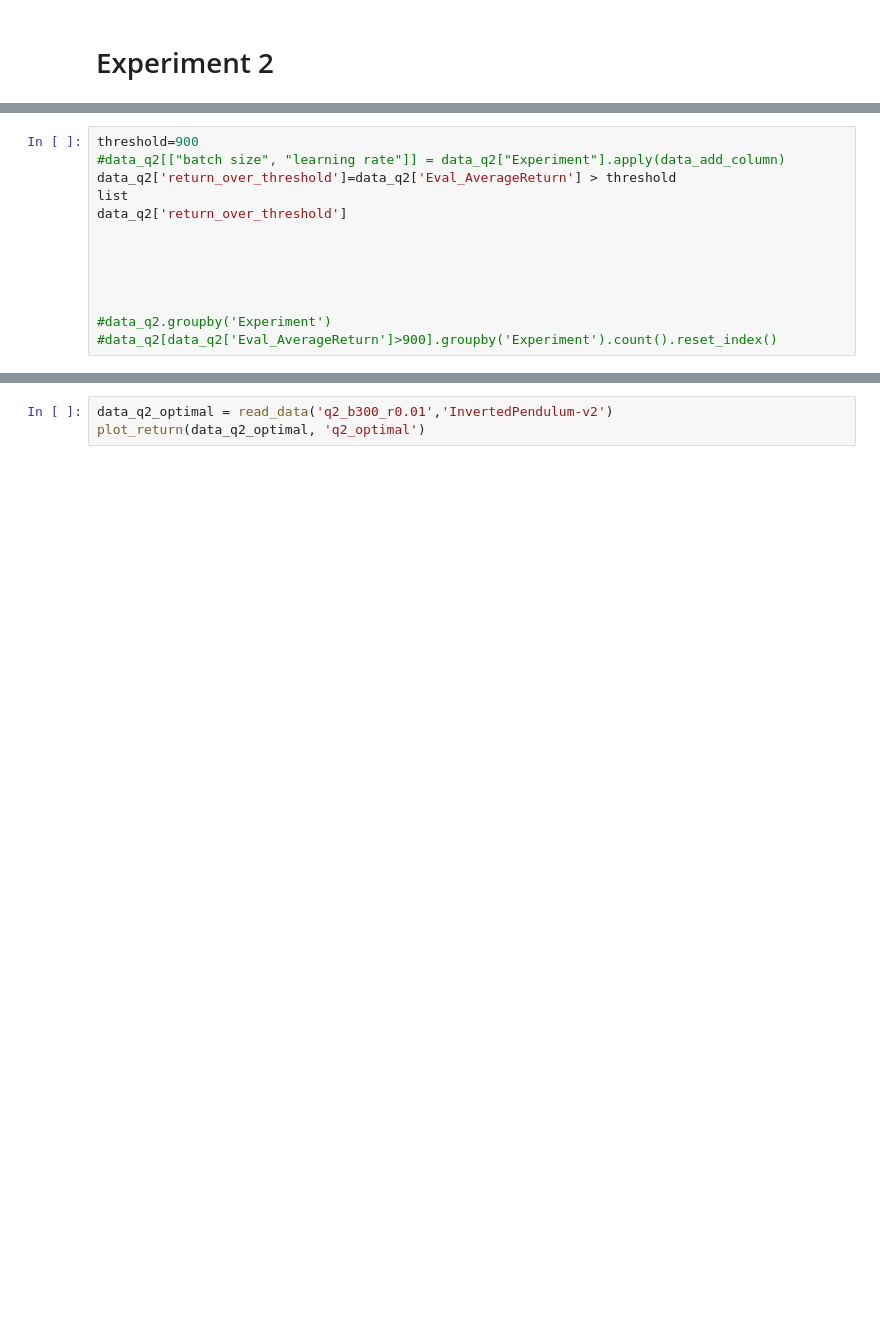
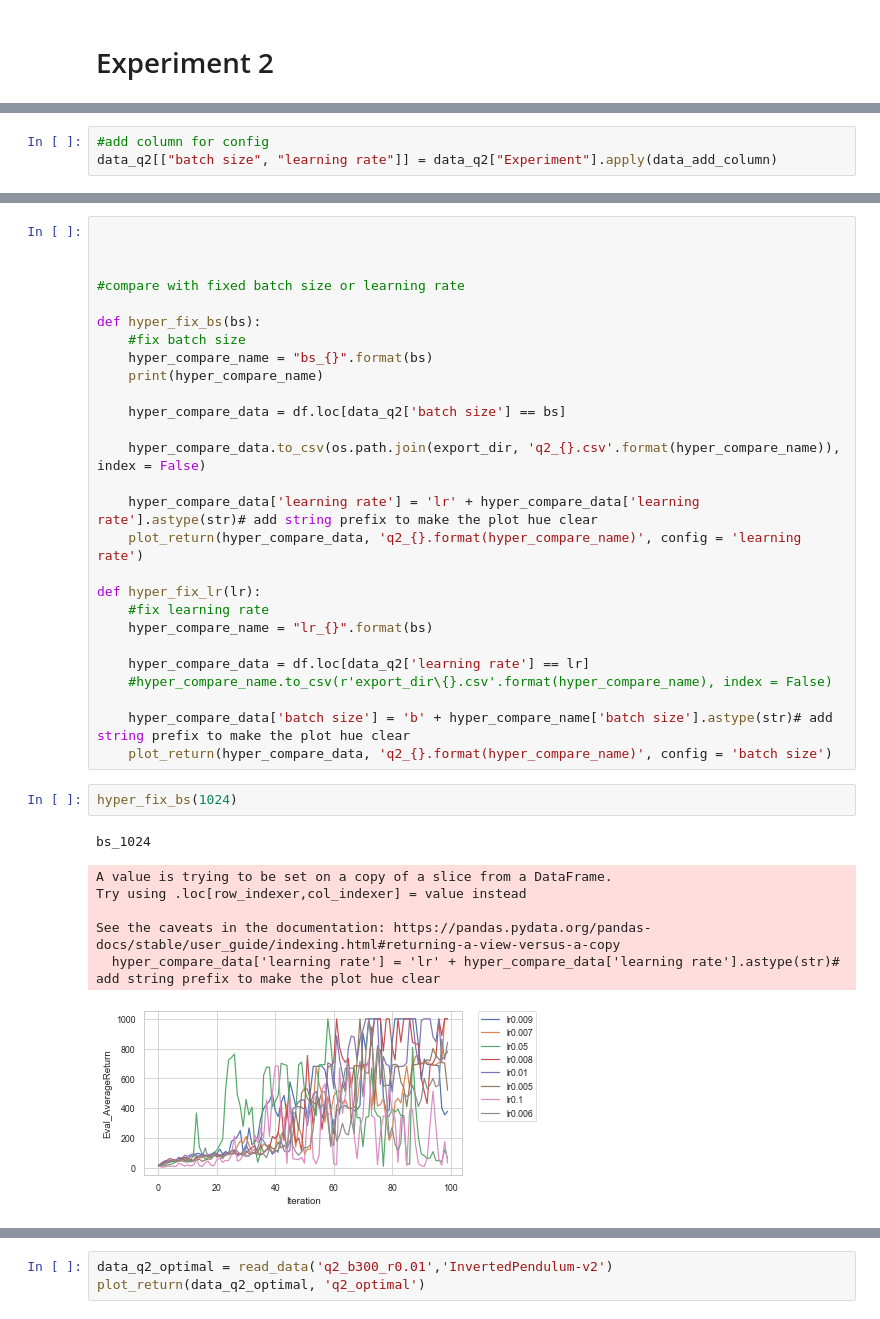
Before and after one commit to MinWang1997/CS285-Deep-Reinforcement-Learning, a Jupyter notebook: homework_fall2020-master/hw2/dataviz.ipynb, the cells around one changed output, grey strips where cells are left out. Cells and saved outputs as stored; diff of their text form; blank space fills up the shorter version.

Commit message:
plot exp2

```diff
--- a/homework_fall2020-master/hw2/dataviz.ipynb
+++ b/homework_fall2020-master/hw2/dataviz.ipynb
@@ -320,13 +310,0 @@ data_q2
-# %%
-threshold=900
-#data_q2[["batch size", "learning rate"]] = data_q2["Experiment"].apply(data_add_column)
-data_q2['return_over_threshold']=data_q2['Eval_AverageReturn'] > threshold
-list
-data_q2['return_over_threshold']
-
-
-
-
-
-#data_q2.groupby('Experiment')
-#data_q2[data_q2['Eval_AverageReturn']>900].groupby('Experiment').count().reset_index()
@@ -346,0 +369,3 @@ data_q2['return_over_threshold']
+# %%
+#add column for config
+data_q2[["batch size", "learning rate"]] = data_q2["Experiment"].apply(data_add_column)
@@ -346,0 +423,37 @@ data_q2['return_over_threshold']
+# %%
+
+
+
+#compare with fixed batch size or learning rate
+
+def hyper_fix_bs(bs):
+    #fix batch size
+    hyper_compare_name = "bs_{}".format(bs)
+    print(hyper_compare_name)
+
+    hyper_compare_data = df.loc[data_q2['batch size'] == bs]
+
+    hyper_compare_data.to_csv(os.path.join(export_dir, 'q2_{}.csv'.format(hyper_compare_name)), index = False)
+
+    hyper_compare_data['learning rate'] = 'lr' + hyper_compare_data['learning rate'].astype(str)# add string prefix to make the plot hue clear
+    plot_return(hyper_compare_data, 'q2_{}.format(hyper_compare_name)', config = 'learning rate')
+
+def hyper_fix_lr(lr):
+    #fix learning rate
+    hyper_compare_name = "lr_{}".format(bs)
+
+    hyper_compare_data = df.loc[data_q2['learning rate'] == lr]
+    #hyper_compare_name.to_csv(r'export_dir\{}.csv'.format(hyper_compare_name), index = False)
+
+    hyper_compare_data['batch size'] = 'b' + hyper_compare_name['batch size'].astype(str)# add string prefix to make the plot hue clear
+    plot_return(hyper_compare_data, 'q2_{}.format(hyper_compare_name)', config = 'batch size')
+# %%
+hyper_fix_bs(1024)
+# %% [output]
+bs_1024
+A value is trying to be set on a copy of a slice from a DataFrame.
+Try using .loc[row_indexer,col_indexer] = value instead
+
+See the caveats in the documentation: https://pandas.pydata.org/pandas-docs/stable/user_guide/indexing.html#returning-a-view-versus-a-copy
+  hyper_compare_data['learning rate'] = 'lr' + hyper_compare_data['learning rate'].astype(str)# add string prefix to make the plot hue clear
+[figure, added]
```
Also changed, not shown: parts of 19 cells of this notebook, 10 other files.
